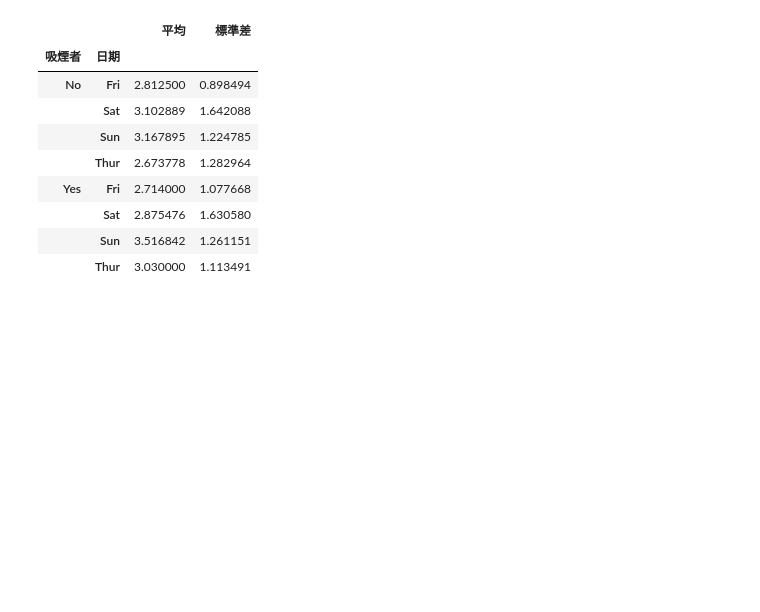
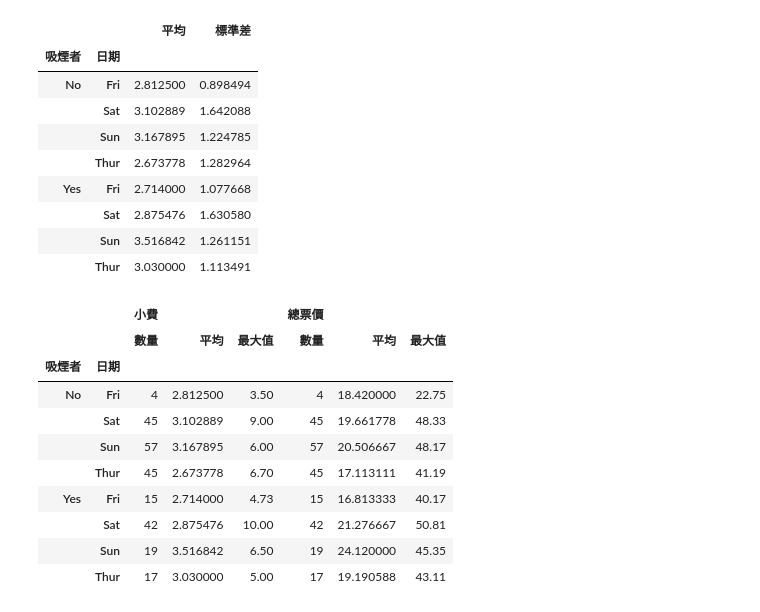
Before and after one commit to chainmine55/2023_11_16Python, a Jupyter notebook: lesson21/lesson21_5.ipynb, the cells around one changed output. Cells and saved outputs as stored; diff of their text form; code cells hidden in the pictures; blank space fills up the shorter version.

```diff
--- a/lesson21/lesson21_5.ipynb
+++ b/lesson21/lesson21_5.ipynb
@@ -154,3 +154,19 @@ grouped['小費'].agg([('平均','mean'),('標準差','std')])
 |  | Sat | 2.875476 | 1.630580 |
 |  | Sun | 3.516842 | 1.261151 |
 |  | Thur | 3.030000 | 1.113491 |
+# %%
+#日期,吸煙者-小費,總票價(數量,平均,最大值)
+functions = [('數量','count'),('平均','mean'),('最大值','max')]
+grouped[['小費','總票價']].agg(functions)
+# %% [output]
+|  |  | 小費 |  |  | 總票價 |  |  |
+|  |  | 數量 | 平均 | 最大值 | 數量 | 平均 | 最大值 |
+| 吸煙者 | 日期 |  |  |  |  |  |  |
+| No | Fri | 4 | 2.812500 | 3.50 | 4 | 18.420000 | 22.75 |
+|  | Sat | 45 | 3.102889 | 9.00 | 45 | 19.661778 | 48.33 |
+|  | Sun | 57 | 3.167895 | 6.00 | 57 | 20.506667 | 48.17 |
+|  | Thur | 45 | 2.673778 | 6.70 | 45 | 17.113111 | 41.19 |
+| Yes | Fri | 15 | 2.714000 | 4.73 | 15 | 16.813333 | 40.17 |
+|  | Sat | 42 | 2.875476 | 10.00 | 42 | 21.276667 | 50.81 |
+|  | Sun | 19 | 3.516842 | 6.50 | 19 | 24.120000 | 45.35 |
+|  | Thur | 17 | 3.030000 | 5.00 | 17 | 19.190588 | 43.11 |
```
